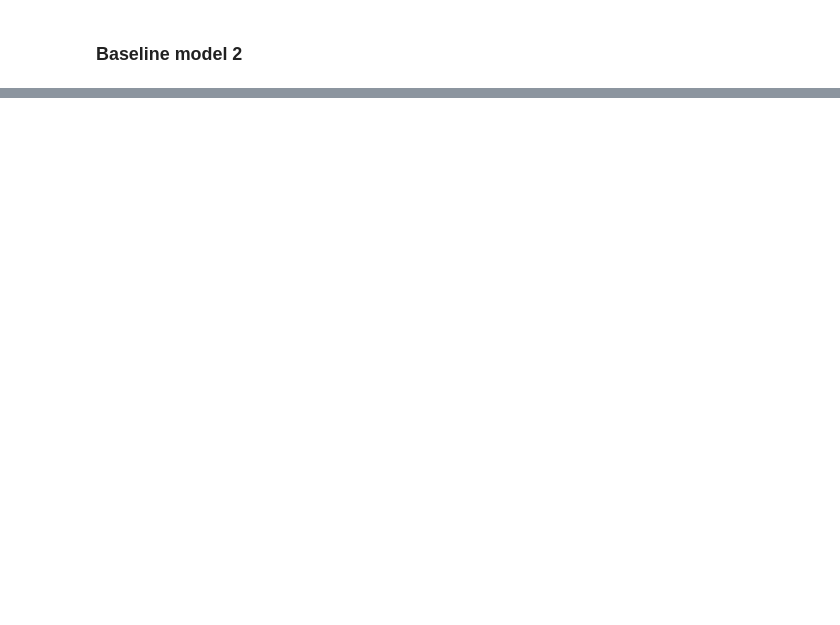
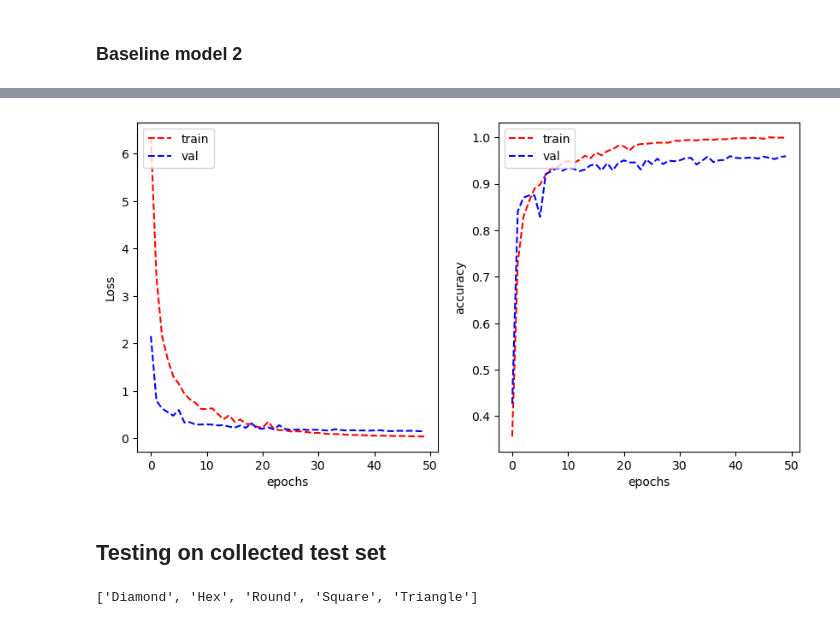
Before and after one commit to joergensiv/s4032472_s4028741_COSC2793Assignment2, a Jupyter notebook: Assignment_2_kjoerr.ipynb, the cells around one changed output, grey strips where cells are left out. Drawn from its saved outputs; the diff is of its cells as text; code cells hidden in the pictures; blank space fills up the shorter version.

```diff
--- a/Assignment_2_kjoerr.ipynb
+++ b/Assignment_2_kjoerr.ipynb
@@ -642,0 +664,18 @@ Found 1109 validated image filenames belonging to 16 classes.
+# %%
+INPUT_DIMENSION = (28,28,3)
+HIDDEN_LAYER_DIMENSION = 256
+OUTPUT_CLASSES = 16
+
+
+imp_model_2 = tf.keras.Sequential([
+    tf.keras.layers.Flatten(input_shape=INPUT_DIMENSION),
+    tf.keras.layers.Dense(HIDDEN_LAYER_DIMENSION, activation='relu'),
+    tf.keras.layers.Dense(HIDDEN_LAYER_DIMENSION, activation='relu'),
+    tf.keras.layers.Dense(OUTPUT_CLASSES),
+
+])
+classs= np.divide(477, arrTypeTrain)
+print(classs)
+class_weights_2 = {0:2.36,1:5.68,2:3.22,3:6.72, 4:5.68, 5:2.37,6:2.84, 7:1, 8:15.39, 9:2.41,10:5.42,11:1.77,12:3.14,13:6.36,14:2.29,15:3.59}
+
+imp_model_2.summary()
@@ -642,0 +701,13 @@ Found 1109 validated image filenames belonging to 16 classes.
+# %%
+imp_model_2.compile(optimizer='SGD', loss=tf.keras.losses.CategoricalCrossentropy(from_logits=True),
+                   metrics=['categorical_accuracy','f1_score'])
+# %%
+imp_model_2_history = imp_model_2.fit(train_generator_2, validation_data=validation_generator_2, epochs=50, verbose=0, class_weight=class_weights_2)
+# %%
+imp_model_2.evaluate(train_generator_2)
+imp_model_2.evaluate(validation_generator_2)
+
+plot_learning_curve(imp_model_2_history.history['loss'], imp_model_2_history.history['val_loss'],
+                    imp_model_2_history.history['categorical_accuracy'], imp_model_2_history.history['val_categorical_accuracy'],
+                    metric_name='accuracy')
+# %% [output]
@@ -642,0 +716,36 @@ Found 1109 validated image filenames belonging to 16 classes.
+[figure, added]
+# %% [markdown]
+## Testing on collected test set
+# %%
+#data = pd.read_csv('./CIFAR_Data.csv')
+dir_list2 = os.listdir('./test_set')
+
+print(dir_list2)
+path2='./test_set/'
+temparr=[]
+
+counter1=1
+counter2=1
+
+
+for i in dir_list2:
+    dir_listtemp=os.listdir(path2+i)
+    if '.DS_Store'in dir_listtemp:
+        dir_listtemp.remove('.DS_Store')
+
+    for j in dir_listtemp:
+        dir_listtemp2=os.listdir(path2+i+'/'+j)
+
+        for k in dir_listtemp2:
+            temparr.append((path2+i+'/'+j+'/'+k, counter1, counter2))
+        counter2+=1
+    counter1+=1
+    #counter2+=1
+
+testdata = np.array(temparr)
+                #dtype=[("a", "str"), ("b", "i4"), ("c", "i4")])
+dfTest = pd.DataFrame(testdata, columns=['Image', 'Form', 'Type'])
+
+dfTest.to_csv('trafficsigns_data.csv',index=True, index_label='ID' )
+# %% [output]
+['Diamond', 'Hex', 'Round', 'Square', 'Triangle']
```
Also changed, not shown: parts of 23 cells of this notebook.
